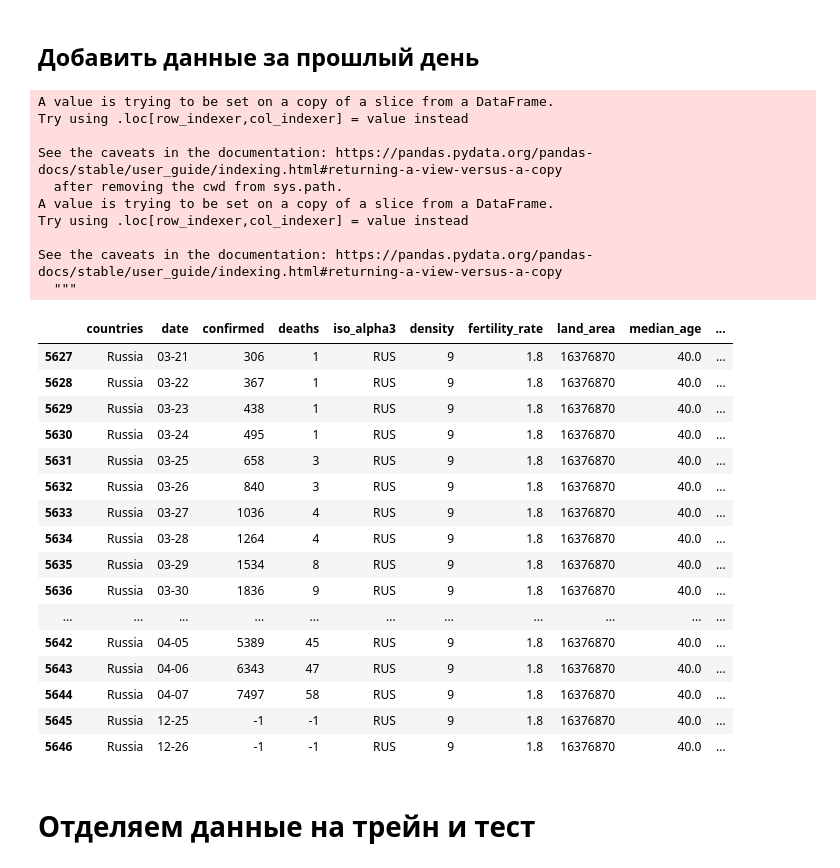
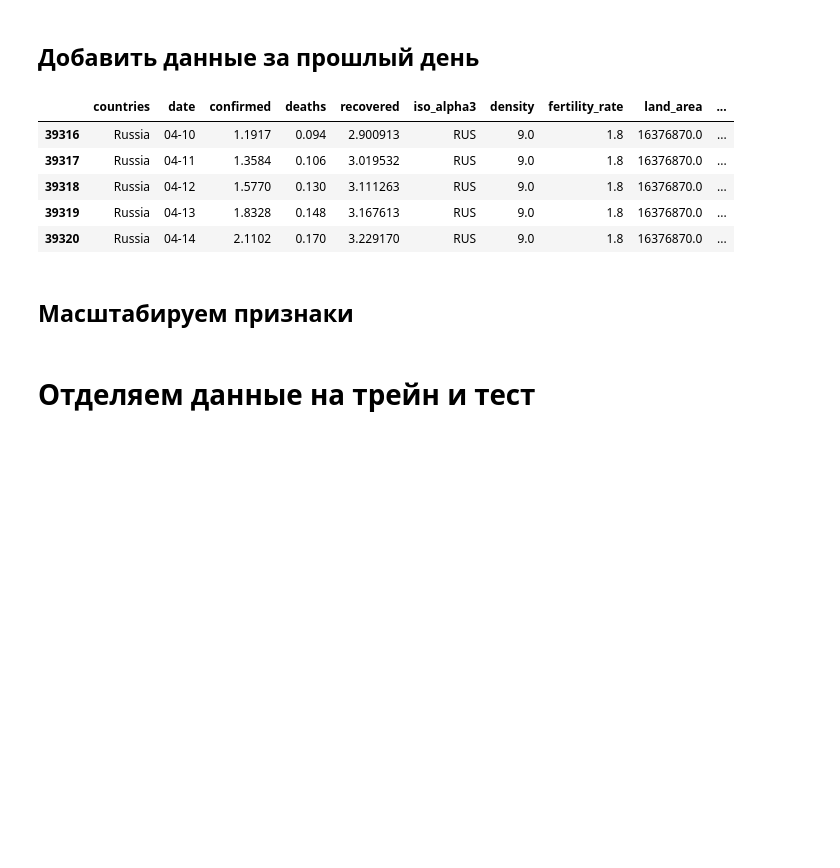
Before and after one commit to vlomme/sberbank-covid19-forecast-2020, a Jupyter notebook: covid_simple.ipynb, the cells around one changed output. Saved outputs shown, nothing was run; the diff lists cells and outputs as text; code cells hidden in the pictures; blank space fills up the shorter version.

```diff
--- a/covid_simple.ipynb
+++ b/covid_simple.ipynb
@@ -134,3 +305,6 @@ data2 = data2[data2.confirmed != 0]
+# %%
+data2.confirmed = data2.confirmed/10**4
+data2.deaths = data2.deaths/10**3
 # %% [markdown]
 ## Добавляем признак, количество дней от первого зараженного
 # %%
@@ -166,41 +334,25 @@ data2
 # %%
 old_con = data2["confirmed"].iloc[:-1]
 old_con2 = data2["deaths"].iloc[:-1]
+old_recovered = data2["recovered"].iloc[:-1]
 data2 = data2.iloc[1:]
 data2["pred_conf"] = old_con.values
 data2["pred_deaths"] = old_con2.values
+data2["pred_recovered"] = old_recovered.values
+
 data2 = data2.iloc[1:]
 data2["delta_conf1"] = old_con.values[1:] - old_con.values[:-1]
 data2["delta_deaths1"] = old_con2.values[1:] - old_con2.values[:-1]
 data2 = data2.iloc[1:]
-data2["delta_conf2"] = old_con.values[2:] - old_con.values[:-2]
-data2["delta_deaths2"] = old_con2.values[2:] - old_con2.values[:-2]
-data2[data2.iso_alpha3 == "RUS"].iloc[50:70]
+data2["delta_conf2"] = old_con.values[1:-1] - old_con.values[:-2]
+data2["delta_deaths2"] = old_con2.values[1:-1] - old_con2.values[:-2]
+data2[data2.iso_alpha3 == "RUS"].iloc[70:75]
 # %% [output]
-A value is trying to be set on a copy of a slice from a DataFrame.
-Try using .loc[row_indexer,col_indexer] = value instead
-
-See the caveats in the documentation: https://pandas.pydata.org/pandas-docs/stable/user_guide/indexing.html#returning-a-view-versus-a-copy
-  after removing the cwd from sys.path.
-A value is trying to be set on a copy of a slice from a DataFrame.
-Try using .loc[row_indexer,col_indexer] = value instead
-
-See the caveats in the documentation: https://pandas.pydata.org/pandas-docs/stable/user_guide/indexing.html#returning-a-view-versus-a-copy
-  """
-|  | countries | date | confirmed | deaths | iso_alpha3 | density | fertility_rate | land_area | median_age | ... |
-| 5627 | Russia | 03-21 | 306 | 1 | RUS | 9 | 1.8 | 16376870 | 40.0 | ... |
-| 5628 | Russia | 03-22 | 367 | 1 | RUS | 9 | 1.8 | 16376870 | 40.0 | ... |
-| 5629 | Russia | 03-23 | 438 | 1 | RUS | 9 | 1.8 | 16376870 | 40.0 | ... |
-| 5630 | Russia | 03-24 | 495 | 1 | RUS | 9 | 1.8 | 16376870 | 40.0 | ... |
-| 5631 | Russia | 03-25 | 658 | 3 | RUS | 9 | 1.8 | 16376870 | 40.0 | ... |
-| 5632 | Russia | 03-26 | 840 | 3 | RUS | 9 | 1.8 | 16376870 | 40.0 | ... |
-| 5633 | Russia | 03-27 | 1036 | 4 | RUS | 9 | 1.8 | 16376870 | 40.0 | ... |
-| 5634 | Russia | 03-28 | 1264 | 4 | RUS | 9 | 1.8 | 16376870 | 40.0 | ... |
-| 5635 | Russia | 03-29 | 1534 | 8 | RUS | 9 | 1.8 | 16376870 | 40.0 | ... |
-| 5636 | Russia | 03-30 | 1836 | 9 | RUS | 9 | 1.8 | 16376870 | 40.0 | ... |
-| ... | ... | ... | ... | ... | ... | ... | ... | ... | ... | ... |
-| 5642 | Russia | 04-05 | 5389 | 45 | RUS | 9 | 1.8 | 16376870 | 40.0 | ... |
-| 5643 | Russia | 04-06 | 6343 | 47 | RUS | 9 | 1.8 | 16376870 | 40.0 | ... |
-| 5644 | Russia | 04-07 | 7497 | 58 | RUS | 9 | 1.8 | 16376870 | 40.0 | ... |
-| 5645 | Russia | 12-25 | -1 | -1 | RUS | 9 | 1.8 | 16376870 | 40.0 | ... |
-| 5646 | Russia | 12-26 | -1 | -1 | RUS | 9 | 1.8 | 16376870 | 40.0 | ... |
+|  | countries | date | confirmed | deaths | recovered | iso_alpha3 | density | fertility_rate | land_area | ... |
+| 39316 | Russia | 04-10 | 1.1917 | 0.094 | 2.900913 | RUS | 9.0 | 1.8 | 16376870.0 | ... |
+| 39317 | Russia | 04-11 | 1.3584 | 0.106 | 3.019532 | RUS | 9.0 | 1.8 | 16376870.0 | ... |
+| 39318 | Russia | 04-12 | 1.5770 | 0.130 | 3.111263 | RUS | 9.0 | 1.8 | 16376870.0 | ... |
+| 39319 | Russia | 04-13 | 1.8328 | 0.148 | 3.167613 | RUS | 9.0 | 1.8 | 16376870.0 | ... |
+| 39320 | Russia | 04-14 | 2.1102 | 0.170 | 3.229170 | RUS | 9.0 | 1.8 | 16376870.0 | ... |
+# %% [markdown]
+## Масштабируем признаки
```
Also changed, not shown: parts of 72 cells of this notebook.
